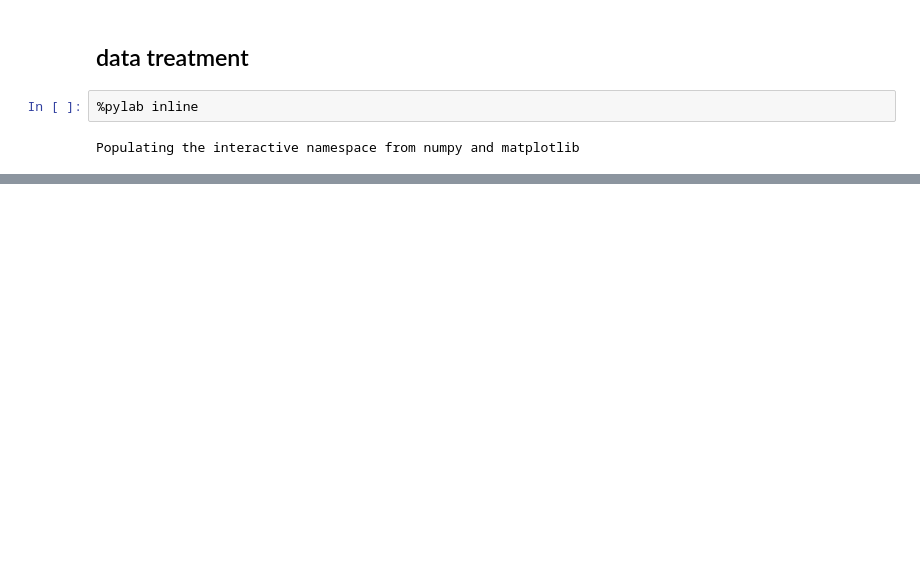
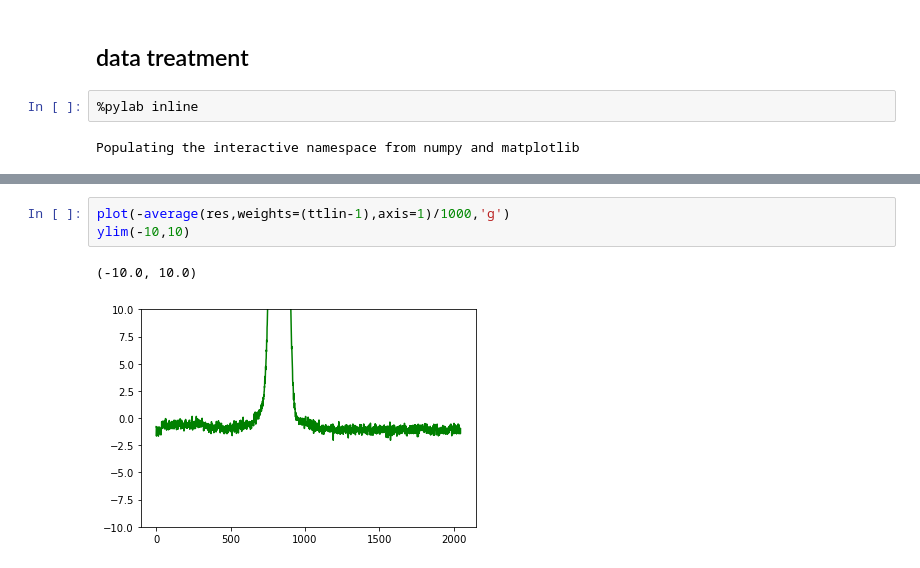
Before and after one commit to Bruyant/MChD-python, a Jupyter notebook: src/mchd_python/Demod.ipynb, the cells around one changed output, grey strips where cells are left out. Drawn from its saved outputs; the diff is of its cells as text; blank space fills up the shorter version.

```diff
--- a/src/mchd_python/Demod.ipynb
+++ b/src/mchd_python/Demod.ipynb
@@ -49,0 +91,6 @@ plot(-average(res,weights=(ttlin-1),axis=1)/1000,'g')
+# %%
+plot(-average(res,weights=(ttlin-1),axis=1)/1000,'g')
+ylim(-10,10)
+# %% [output]
+(-10.0, 10.0)
+[figure, added]
```
Also changed, not shown: parts of 14 cells of this notebook.
